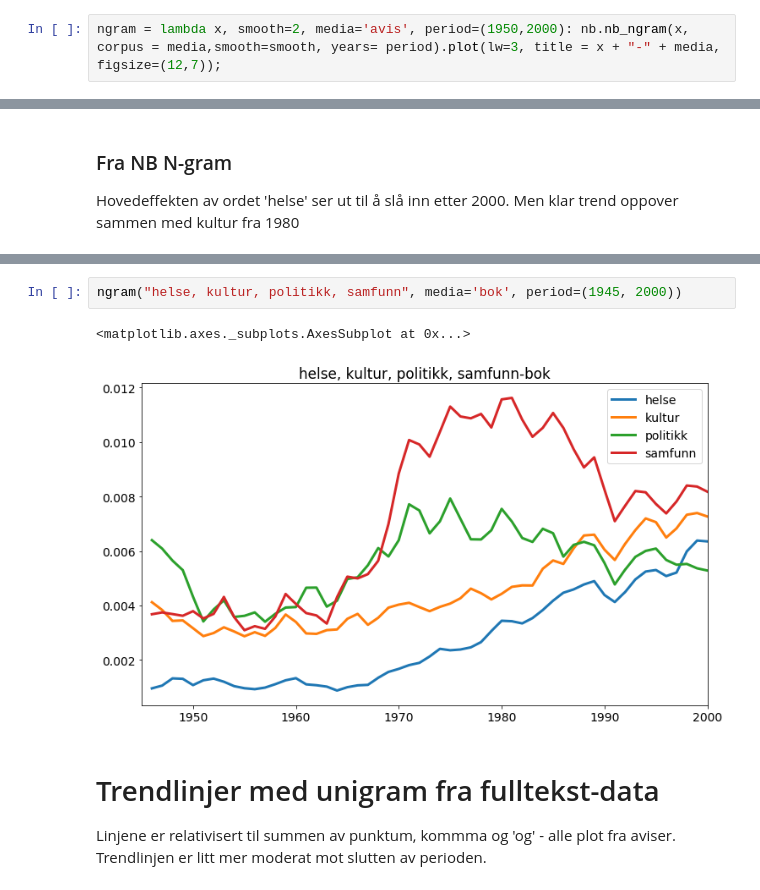
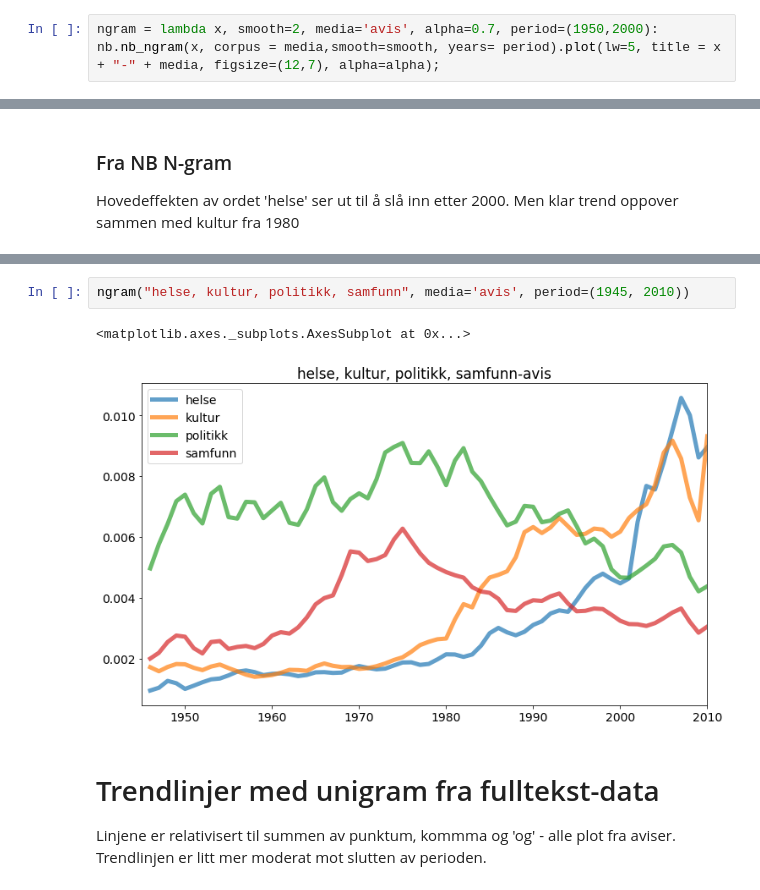
Before and after one commit to Yoonsen/HeCore, a Jupyter notebook: Illustrations-helse-kultut-politikk-samfunn.ipynb, the cells around one changed output, grey strips where cells are left out. Cells and saved outputs as stored; diff of their text form.

```diff
--- a/Illustrations-helse-kultut-politikk-samfunn.ipynb
+++ b/Illustrations-helse-kultut-politikk-samfunn.ipynb
@@ -21,4 +19,4 @@ warnings.filterwarnings('ignore')
 # %%
 plt.rcParams.update({'font.size': 14})
 # %%
-ngram = lambda x, smooth=2, media='avis', period=(1950,2000): nb.nb_ngram(x, corpus = media,smooth=smooth, years= period).plot(lw=3, title = x + "-" + media, figsize=(12,7));
+ngram = lambda x, smooth=2, media='avis', alpha=0.7, period=(1950,2000): nb.nb_ngram(x, corpus = media,smooth=smooth, years= period).plot(lw=5, title = x + "-" + media, figsize=(12,7), alpha=alpha);
@@ -36,8 +81,8 @@ ngram("helse, kultur, politikk, samfunn", period=(1945, 2010))
 # %%
-ngram("helse, kultur, politikk, samfunn", media='bok', period=(1945, 2000))
+ngram("helse, kultur, politikk, samfunn", media='avis', period=(1945, 2010))
 # %% [output]
 <matplotlib.axes._subplots.AxesSubplot at 0x...>
-[figure, old version]
+[figure, new version]
 # %% [markdown]
 # Trendlinjer med unigram fra fulltekst-data
 
```
Also changed, not shown: parts of 10 cells of this notebook, 4 other files.
